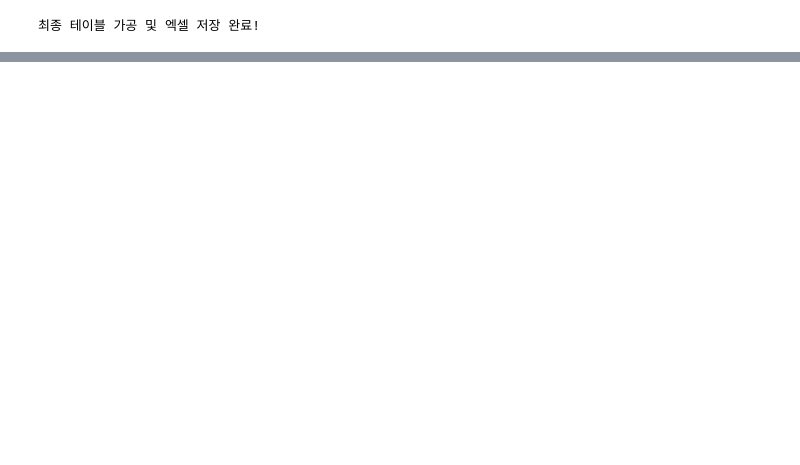
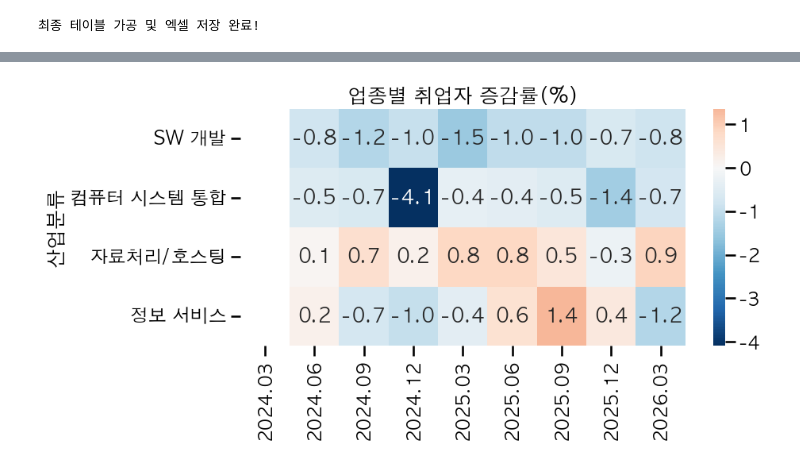
Before and after one commit to chicwr3003-netizen/seowon-python, a Jupyter notebook: project.ipynb, the cells around one changed output, grey strips where cells are left out. Saved outputs shown, nothing was run; the diff lists cells and outputs as text; code cells hidden in the pictures; blank space fills up the shorter version.

```diff
--- a/project.ipynb
+++ b/project.ipynb
@@ -221,0 +256,19 @@ plt.show()
+# %%
+change_rate = df.pct_change(axis=1) * 100
+
+plt.figure(figsize=(10,5))
+
+sns.heatmap(
+    change_rate,
+    annot=True,
+    fmt='.1f',
+    cmap='RdBu_r',
+    center=0
+)
+
+plt.title('업종별 취업자 증감률(%)')
+
+plt.tight_layout()
+plt.show()
+# %% [output]
+[figure, added]
```
Also changed, not shown: parts of 6 cells of this notebook, 4 other files.
